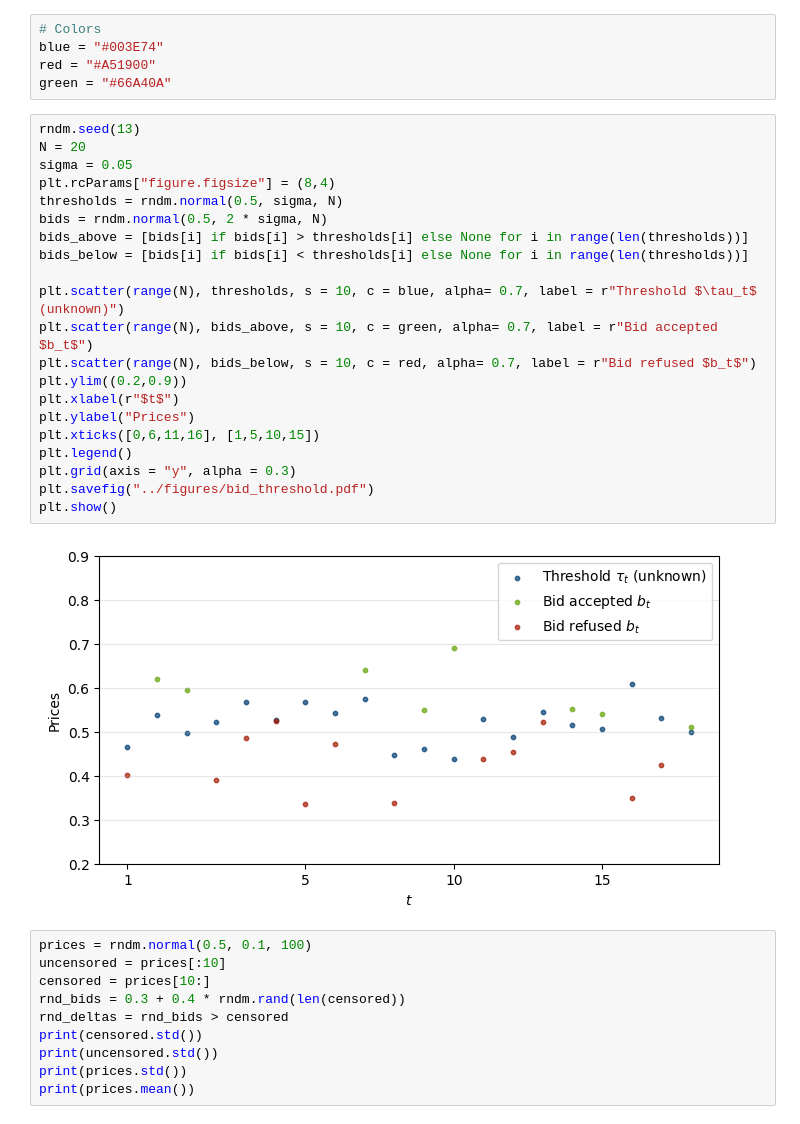
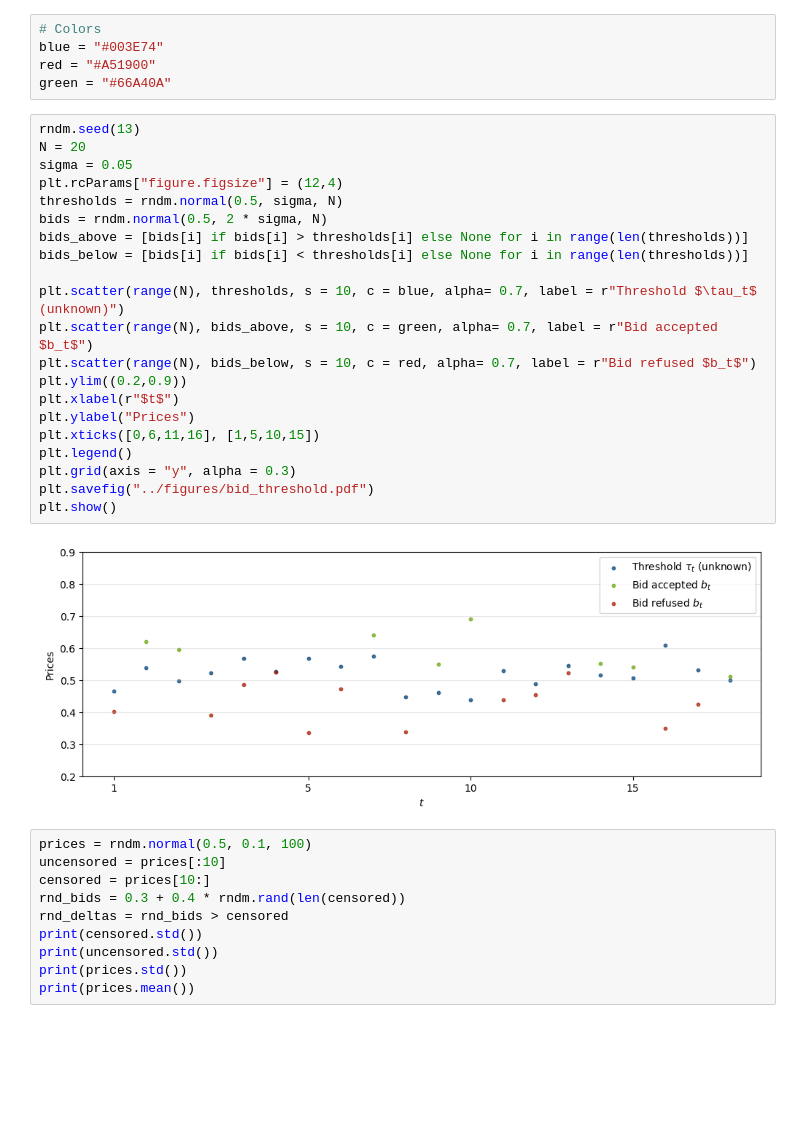
Before and after one commit to ICStudent02344391/summer-project, a Jupyter notebook: analyses/model_1.ipynb, the cells around one changed output. Drawn from its saved outputs; the diff is of its cells as text; blank space fills up the shorter version.

```diff
--- a/analyses/model_1.ipynb
+++ b/analyses/model_1.ipynb
@@ -13,26 +13,26 @@ green = "#66A40A"
 # %%
 rndm.seed(13)
 N = 20
 sigma = 0.05
-plt.rcParams["figure.figsize"] = (8,4)
+plt.rcParams["figure.figsize"] = (12,4)
 thresholds = rndm.normal(0.5, sigma, N)
 bids = rndm.normal(0.5, 2 * sigma, N)
 bids_above = [bids[i] if bids[i] > thresholds[i] else None for i in range(len(thresholds))]
 bids_below = [bids[i] if bids[i] < thresholds[i] else None for i in range(len(thresholds))]
 
 plt.scatter(range(N), thresholds, s = 10, c = blue, alpha= 0.7, label = r"Threshold $\tau_t$ (unknown)")
 plt.scatter(range(N), bids_above, s = 10, c = green, alpha= 0.7, label = r"Bid accepted $b_t$")
 plt.scatter(range(N), bids_below, s = 10, c = red, alpha= 0.7, label = r"Bid refused $b_t$")
 plt.ylim((0.2,0.9))
 plt.xlabel(r"$t$")
 plt.ylabel("Prices")
 plt.xticks([0,6,11,16], [1,5,10,15])
 plt.legend()
 plt.grid(axis = "y", alpha = 0.3)
 plt.savefig("../figures/bid_threshold.pdf")
 plt.show()
 # %% [output]
-[figure, old version]
+[figure, new version]
 # %%
 prices = rndm.normal(0.5, 0.1, 100)
 uncensored = prices[:10]
```
Also changed, not shown: parts of 7 cells of this notebook, 8 other files.
